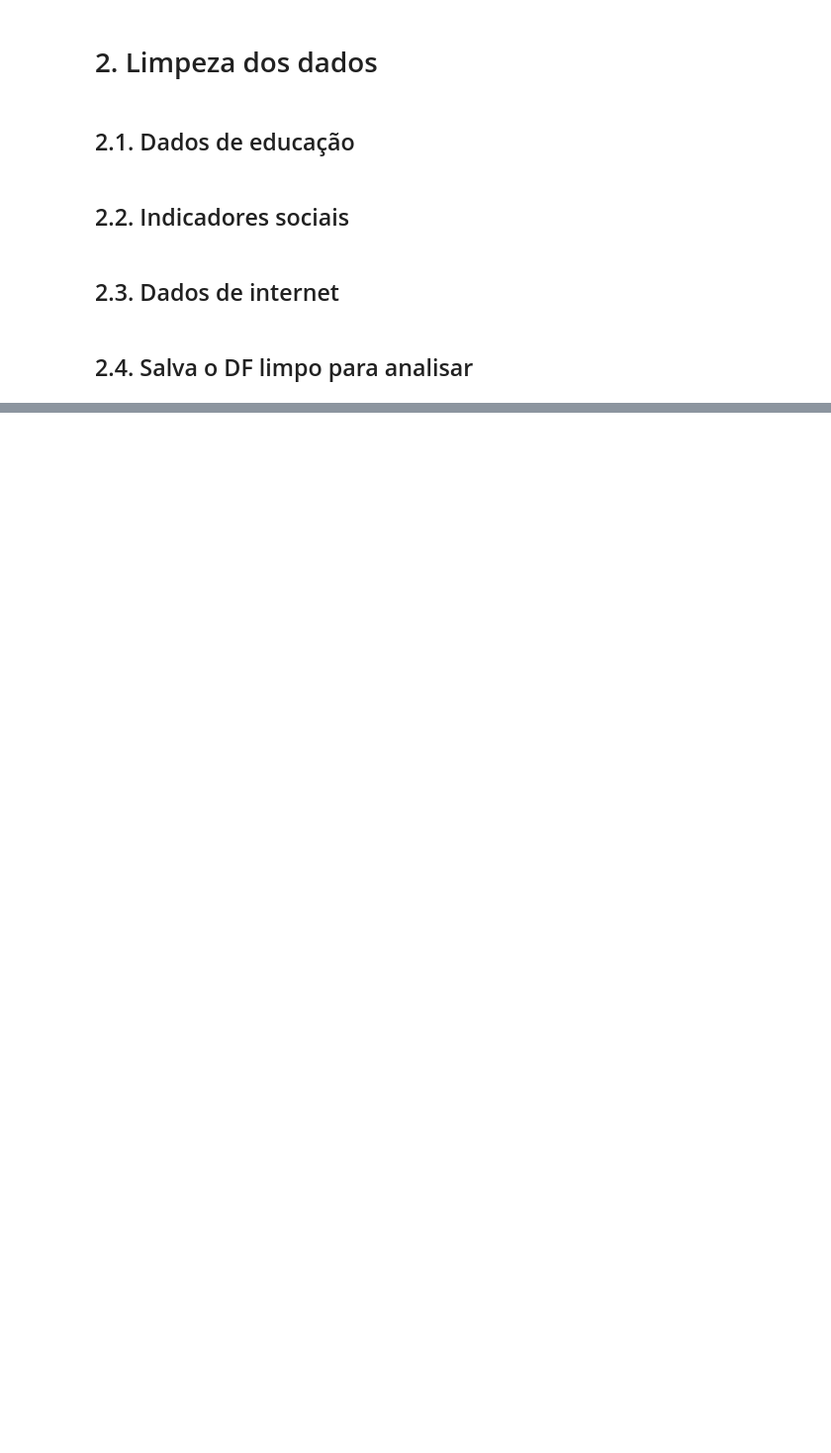
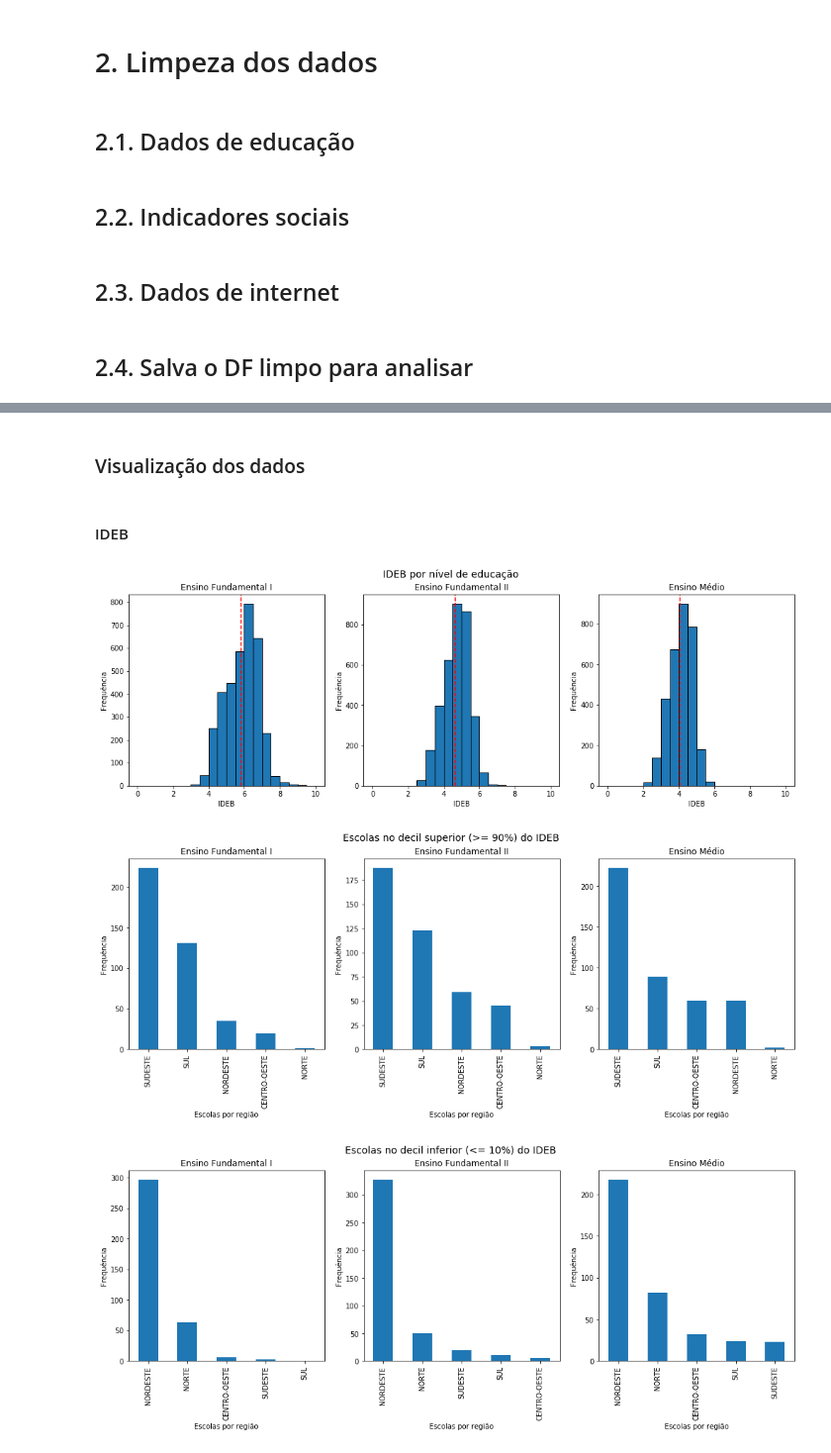
Before and after one commit to guilhermeolivsilva/tp-icd, a Jupyter notebook: Script_Trabalho.ipynb, the cells around one changed output, grey strips where cells are left out. Shown at 99% size. Drawn from its saved outputs; the diff is of its cells as text; code cells hidden in the pictures; blank space fills up the shorter version.

```diff
--- a/Script_Trabalho.ipynb
+++ b/Script_Trabalho.ipynb
@@ -36,4 +63,5 @@ display(dicionario_ibge.head())
 # %%
 dicionario_ibge['nom_mun'] = dicionario_ibge['nom_mun'].apply(lambda x: unidecode(x))
+dicionario_ibge['regiao'] = dicionario_ibge['sig_uf'].apply(classifica_uf)
 internet_connection = internet_connection.merge(dicionario_ibge, how='inner', on='cod_setor')
 internet_connection.head()
@@ -45,5 +81,5 @@ tcp_range_cols = [x for x in internet_connection.columns.tolist() if 'tcp_range'
 agg_dict = {key: 'sum' for key in tcp_range_cols}
 agg_dict['asn_name'] = 'nunique'
 
-internet_connection_grp = internet_connection.groupby(['cod_mun', 'type', 'nom_mun', 'sig_uf']).agg(agg_dict).reset_index().rename(columns={'asn_name': 'num_operadoras'})
+internet_connection_grp = internet_connection.groupby(['cod_mun', 'type', 'nom_mun', 'sig_uf', 'regiao']).agg(agg_dict).reset_index().rename(columns={'asn_name': 'num_operadoras'})
 internet_connection_grp.head()
@@ -226,7 +306,8 @@ for col in col_list:
 # %% [markdown]
 ## 2.2. Indicadores sociais
 # %%
-col_list = [
+cols_social = [
+    'populacao',
     'exp_vida',
     'analfabetismo',
     'tx_pobreza',
@@ -235,19 +316,23 @@ col_list = [
     'maternidade_inf'
 ]
 
-# Padroniza linhas vazias
-for col in col_list:
+for col in cols_social:
+    # Padroniza linhas vazias
     df[col] = df[col].fillna(np.nan)
     df[col] = df[col].astype(float)
 # %% [markdown]
 ## 2.3. Dados de internet
 # %%
-col_list = [x for x in df.columns.tolist() if 'tcp_range' in x]
+cols_internet = [x for x in df.columns.tolist() if 'tcp_range' in x]
+cols_internet.append('num_operadoras')
 
-# Padroniza linhas vazias
-for col in col_list:
+for col in cols_internet:
+    # Padroniza linhas vazias
     df[col] = df[col].fillna(0)
     df[col] = df[col].astype(float)
+
+    # Normaliza contagem de dispositivos pela população
+    df[col] = df[col] / df['populacao']
 # %% [markdown]
 ## 2.4. Salva o DF limpo para analisar
 # %%
@@ -255,0 +391,2 @@ df.head()
+# %% [markdown]
+### Visualização dos dados
@@ -255,0 +468,34 @@ df.head()
+# %% [markdown]
+#### IDEB
+# %%
+histograma_educacao(
+    df=df.drop_duplicates(subset=cols_educacao),
+    key='ideb',
+    title=u'IDEB por nível de educação',
+    xlabel=u'IDEB',
+    bins=[
+        np.linspace(0, 10, 21),
+        np.linspace(0, 10, 21),
+        np.linspace(0, 10, 21)
+    ]
+)
+
+histograma_educacao_decil(
+    df=df.drop_duplicates(subset=cols_educacao),
+    key='ideb',
+    decil=0.9,
+    title=u'Escolas no decil superior (>= 90%) do IDEB',
+    xlabel=u'Escolas por região'
+)
+
+histograma_educacao_decil(
+    df=df.drop_duplicates(subset=cols_educacao),
+    key='ideb',
+    decil=-0.1,
+    title=u'Escolas no decil inferior (<= 10%) do IDEB',
+    xlabel=u'Escolas por região'
+)
+# %% [output]
+[figure, added]
+[figure, added]
+[figure, added]
```
Also changed, not shown: parts of 58 cells of this notebook, 3 other files.
